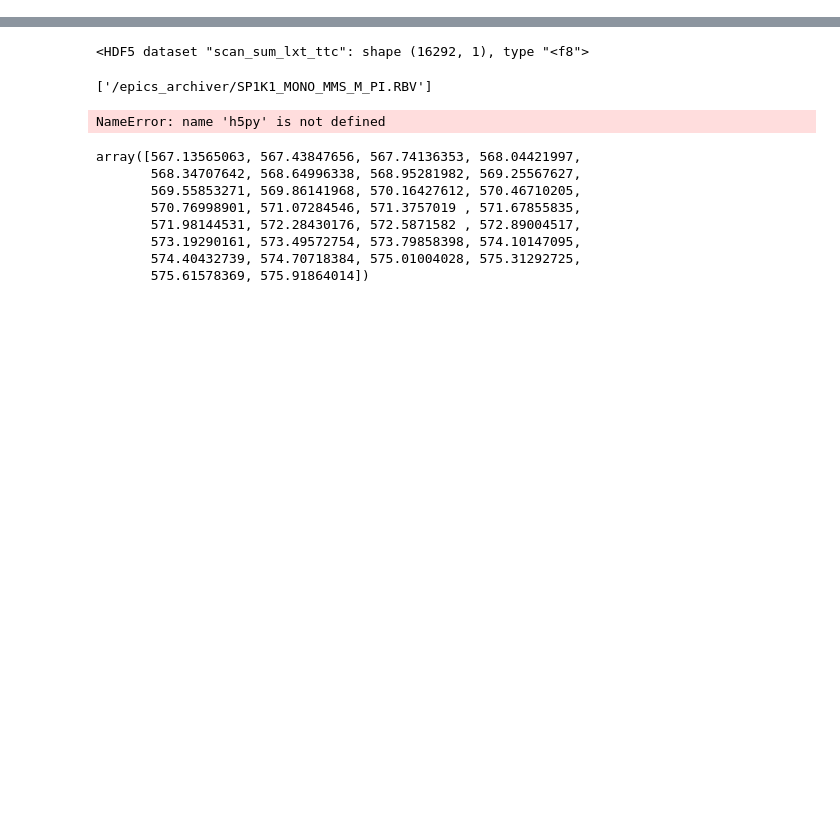
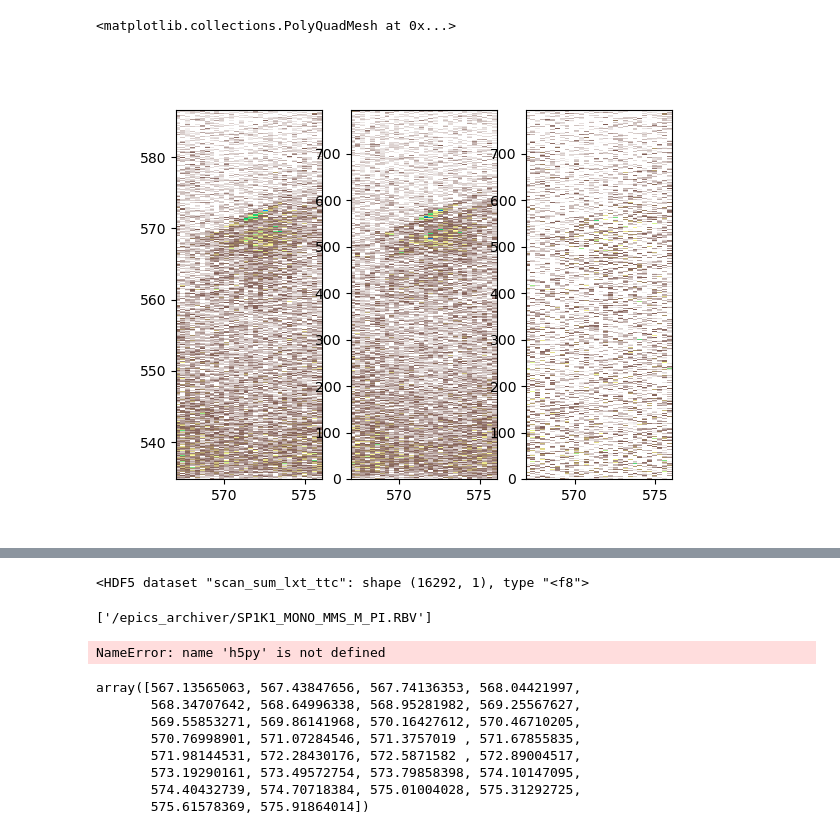
Before and after one commit to AmkeNimm/DataAcceleratorChemRIXS, a Jupyter notebook: jupyter_notebook/test.ipynb, the cells around one changed output, grey strips where cells are left out. Saved outputs shown, nothing was run; the diff lists cells and outputs as text; code cells hidden in the pictures; blank space fills up the shorter version.

```diff
--- a/jupyter_notebook/test.ipynb
+++ b/jupyter_notebook/test.ipynb
@@ -83,2 +90,10 @@ ax.legend()
+# %%
+fig,ax=plt.subplots(1,3)
+ax[0].pcolor(avg['scanvar_on'],emi,avg['axis_svls_on_sum'].T,cmap='terrain_r',vmin=-0,vmax=np.max(avg['axis_svls_on_sum']))
+ax[1].pcolor(avg['scanvar_off'],np.arange(avg['axis_svls_off_sum'].shape[1]),avg['axis_svls_off_sum'].T,cmap='terrain_r',vmin=-0,vmax=np.max(avg['axis_svls_off_sum']))
+ax[2].pcolor(avg['scanvar_off'],np.arange(avg['axis_svls_off_sum'].shape[1]),(avg['axis_svls_on_sum']-avg['axis_svls_off_sum']).T,cmap='terrain_r',vmin=-0,vmax=np.max(avg['axis_svls_on_sum']-avg['axis_svls_off_sum']))
+# %% [output]
+<matplotlib.collections.PolyQuadMesh at 0x...>
+[figure, added]
 # %%
 
```
Also changed, not shown: parts of 12 cells of this notebook, 3 other files.
